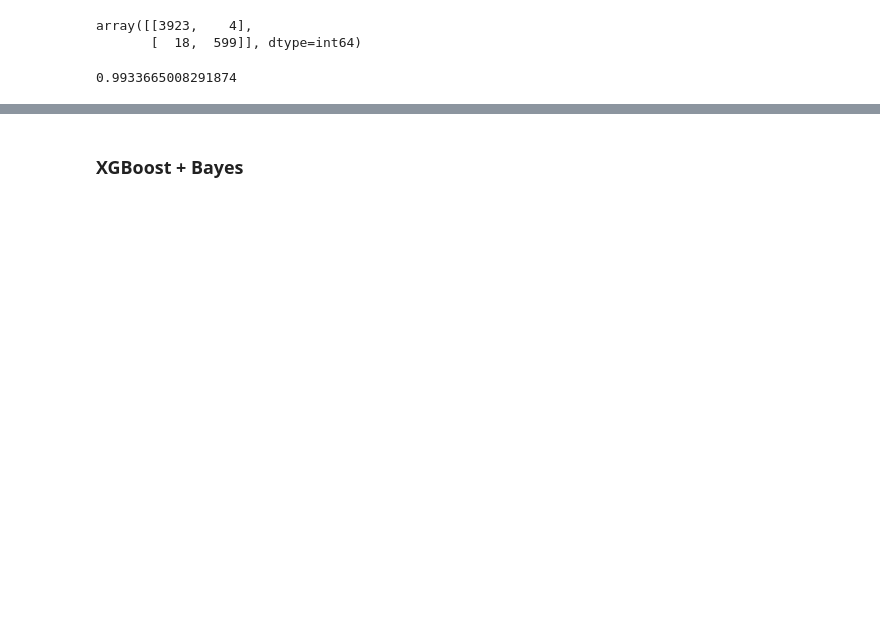
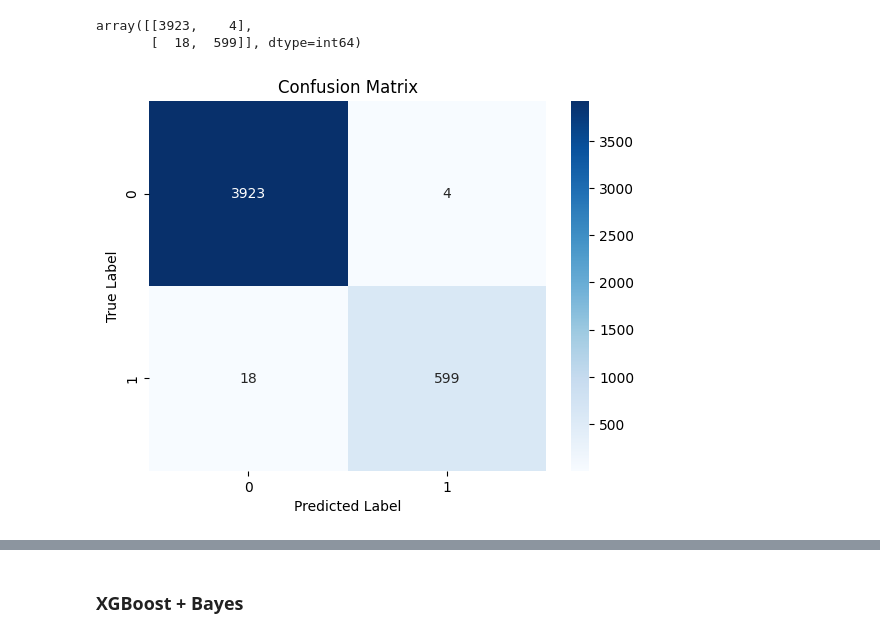
Before and after one commit to yunmeng-genius/IS5126G1, a Jupyter notebook: main.ipynb, the cells around one changed output, grey strips where cells are left out. Cells and saved outputs as stored; diff of their text form; code cells hidden in the pictures; blank space fills up the shorter version.

```diff
--- a/main.ipynb
+++ b/main.ipynb
@@ -665,7 +656,15 @@ confusion_matrix(validate_y,pred_y_label)
 # %% [output]
 array([[3923,    4],
        [  18,  599]], dtype=int64)
-# %%
-precision_score(validate_y,pred_y_label)
-# %% [output]
-0.9933665008291874
+# %%
+# draw the confusion matrix
+cm = confusion_matrix(validate_y, pred_y_label, labels=
+                      [0, 1])
+cm = pd.DataFrame(cm)
+sns.heatmap(cm, annot = True, fmt='d', cmap='Blues')
+plt.xlabel('Predicted Label')
+plt.ylabel('True Label')
+plt.title('Confusion Matrix')
+plt.show()
+# %% [output]
+[figure, added]
```
Also changed, not shown: parts of 22 cells of this notebook, 1 other file.
